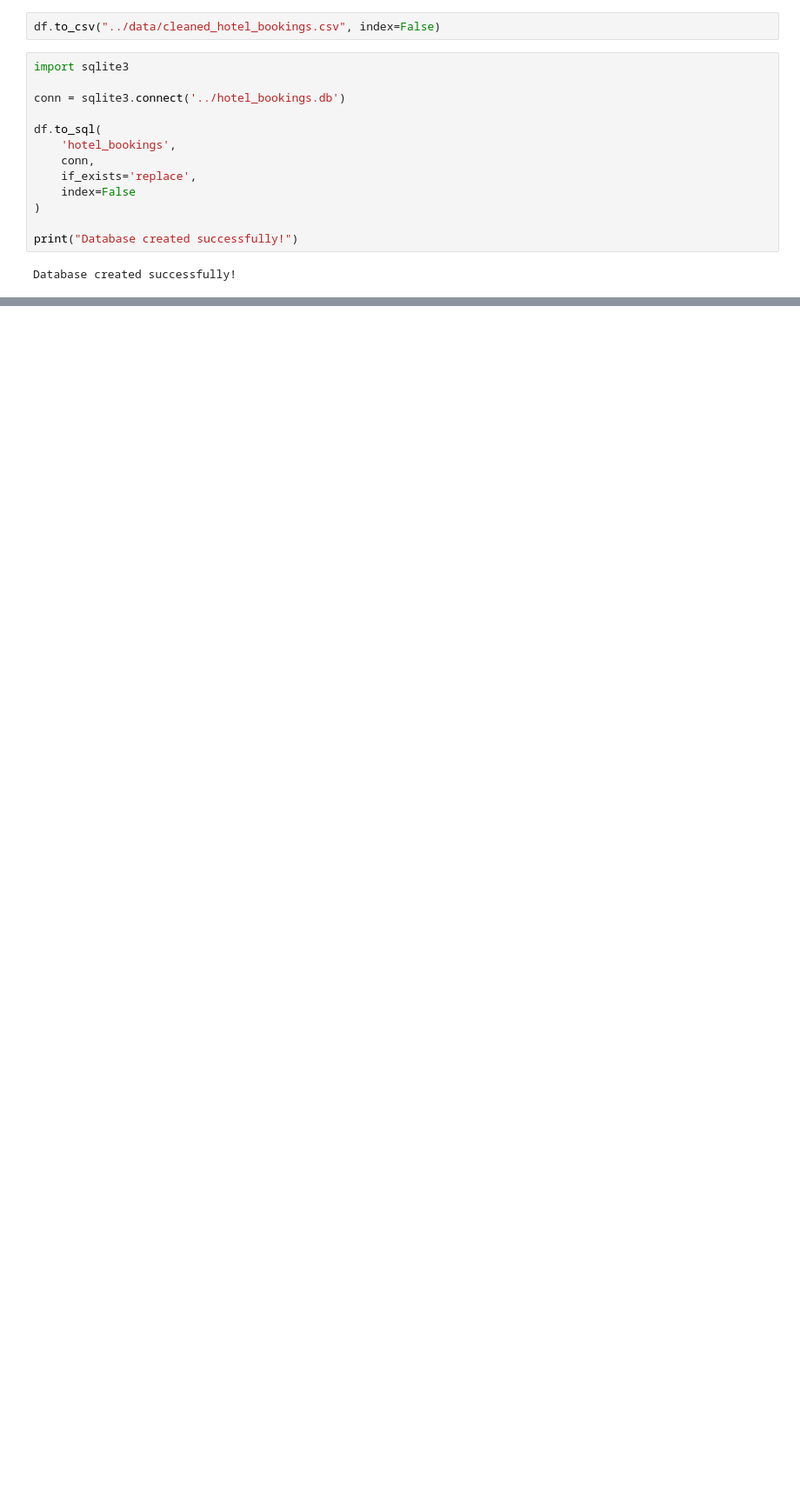
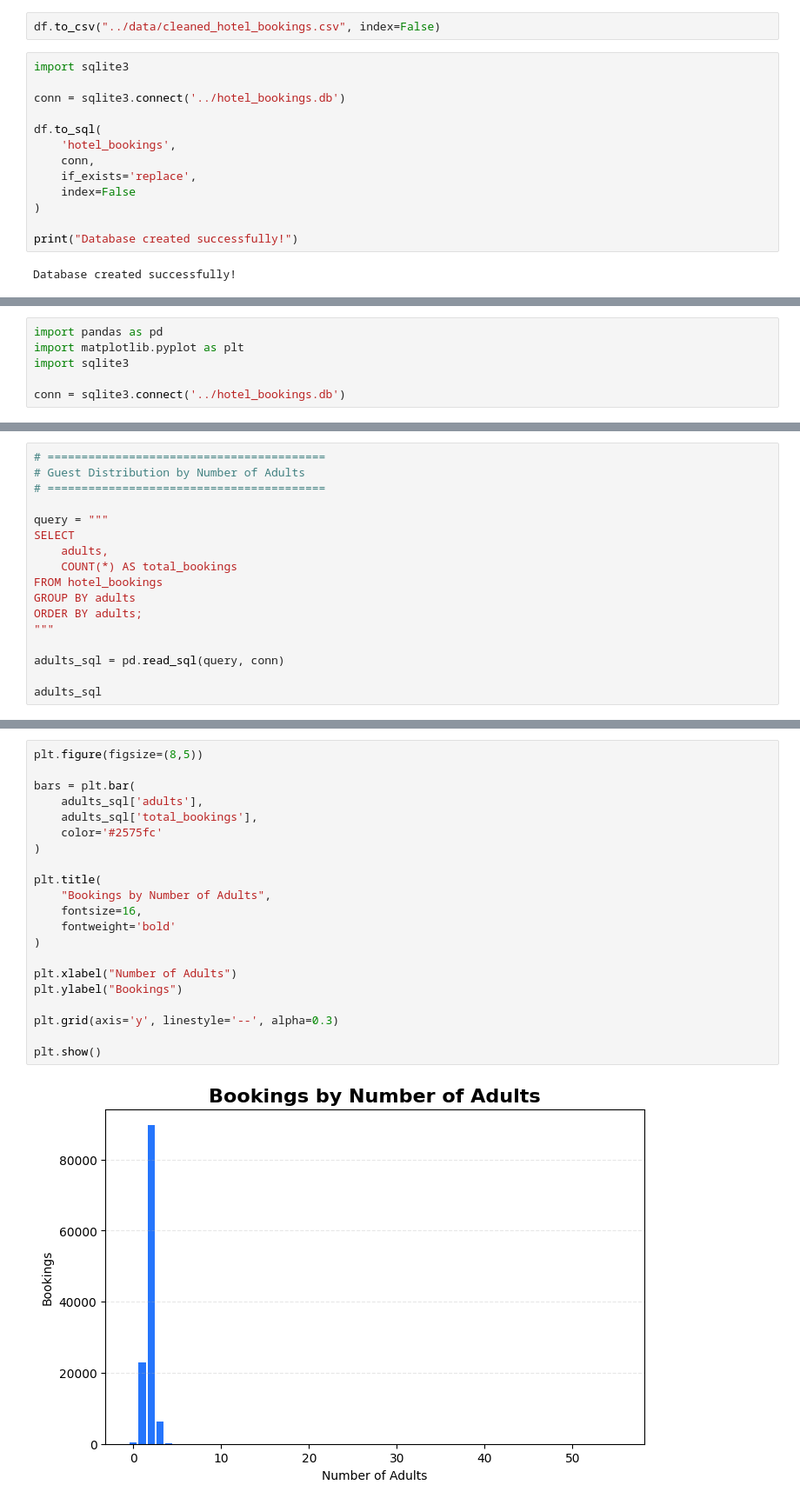
Before and after one commit to Noora624/Hotel-Analytics-System, a Jupyter notebook: notebooks/01_data_understanding.ipynb, the cells around one changed output, grey strips where cells are left out. Shown at 87% size. Saved outputs shown, nothing was run; the diff lists cells and outputs as text; blank space fills up the shorter version.

```diff
--- a/notebooks/01_data_understanding.ipynb
+++ b/notebooks/01_data_understanding.ipynb
@@ -455,0 +472,6 @@ Database created successfully!
+# %%
+import pandas as pd
+import matplotlib.pyplot as plt
+import sqlite3
+
+conn = sqlite3.connect('../hotel_bookings.db')
@@ -455,0 +618,17 @@ Database created successfully!
+# %%
+# =========================================
+# Guest Distribution by Number of Adults
+# =========================================
+
+query = """
+SELECT
+    adults,
+    COUNT(*) AS total_bookings
+FROM hotel_bookings
+GROUP BY adults
+ORDER BY adults;
+"""
+
+adults_sql = pd.read_sql(query, conn)
+
+adults_sql
@@ -455,0 +651,23 @@ Database created successfully!
+# %%
+plt.figure(figsize=(8,5))
+
+bars = plt.bar(
+    adults_sql['adults'],
+    adults_sql['total_bookings'],
+    color='#2575fc'
+)
+
+plt.title(
+    "Bookings by Number of Adults",
+    fontsize=16,
+    fontweight='bold'
+)
+
+plt.xlabel("Number of Adults")
+plt.ylabel("Bookings")
+
+plt.grid(axis='y', linestyle='--', alpha=0.3)
+
+plt.show()
+# %% [output]
+[figure, added]
```
Also changed, not shown: parts of 17 cells of this notebook, 1 other file.
